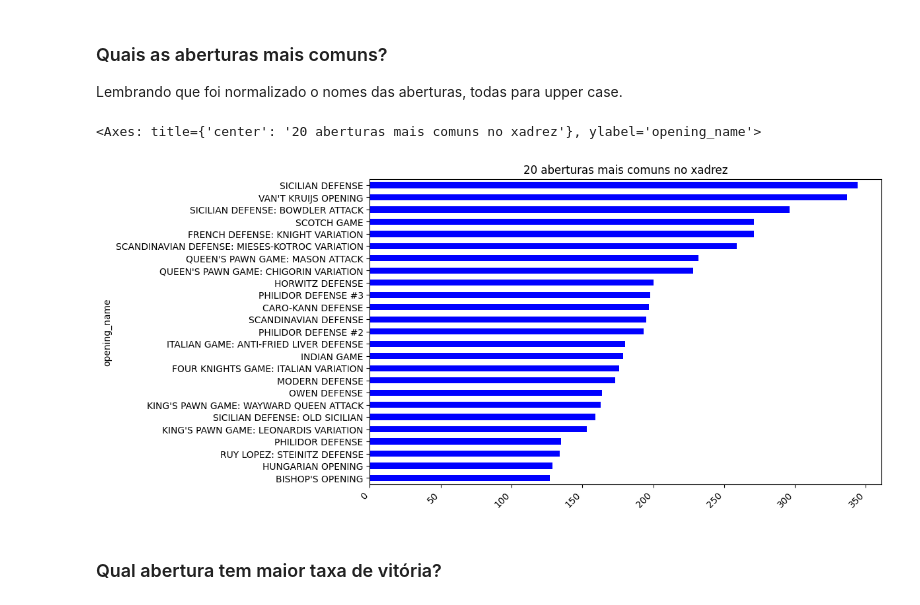
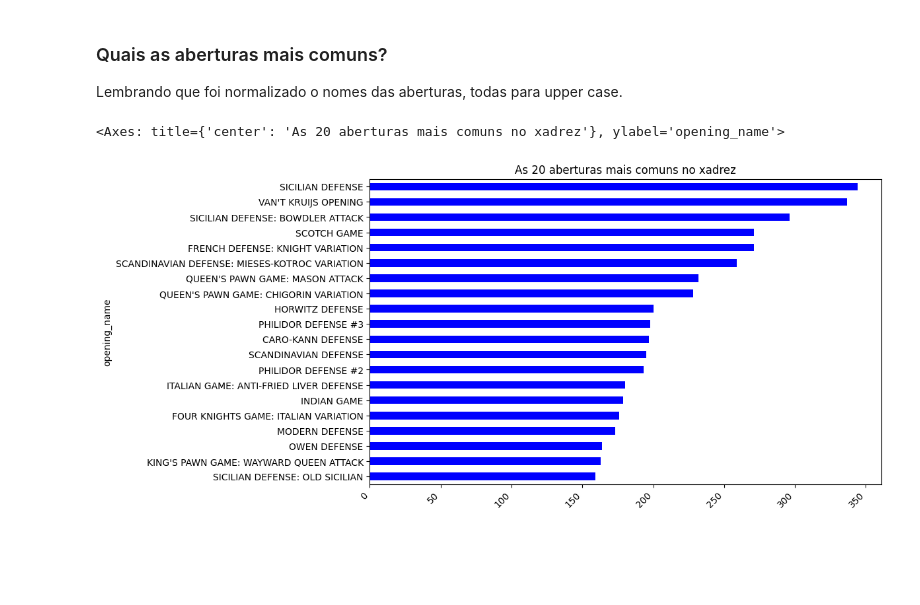
Before and after one commit to GodKelvin/chess-analytics, a Jupyter notebook: main.ipynb, the cells around one changed output. Cells and saved outputs as stored; diff of their text form; code cells hidden in the pictures; blank space fills up the shorter version.

```diff
--- a/main.ipynb
+++ b/main.ipynb
@@ -269,17 +269,16 @@ Porém, no dataset há a informação da variável increment_code, que dita o ri
 
 Lembrando que foi normalizado o nomes das aberturas, todas para upper case.
 # %%
-#Capturando os nomes das aberturas mais comuns (as 25 mais comuns) e ordenando de forma decrescente
-aberturas = dataframe["opening_name"].value_counts().head(25).sort_values(ascending=True)
+#Capturando os nomes das aberturas mais comuns e ordenando de forma decrescente
+qtd_aberturas = 20 #Definindo o limite de captura das aberturas
+aberturas = dataframe["opening_name"].value_counts().head(qtd_aberturas).sort_values(ascending=True)
 
 plt.figure(figsize=(10,6))
-plt.title("20 aberturas mais comuns no xadrez")
+plt.title(f"As {qtd_aberturas} aberturas mais comuns no xadrez")
 plt.xlabel("Abertura")
 plt.ylabel("Frequência")
 plt.xticks(rotation=45, ha="right")
 aberturas.plot(kind="barh", color="blue")
 # %% [output]
-<Axes: title={'center': '20 aberturas mais comuns no xadrez'}, ylabel='opening_name'>
+<Axes: title={'center': 'As 20 aberturas mais comuns no xadrez'}, ylabel='opening_name'>
-[figure, old version]
+[figure, new version]
-# %% [markdown]
-### Qual abertura tem maior taxa de vitória?
```
Also changed, not shown: parts of 5 cells of this notebook.
